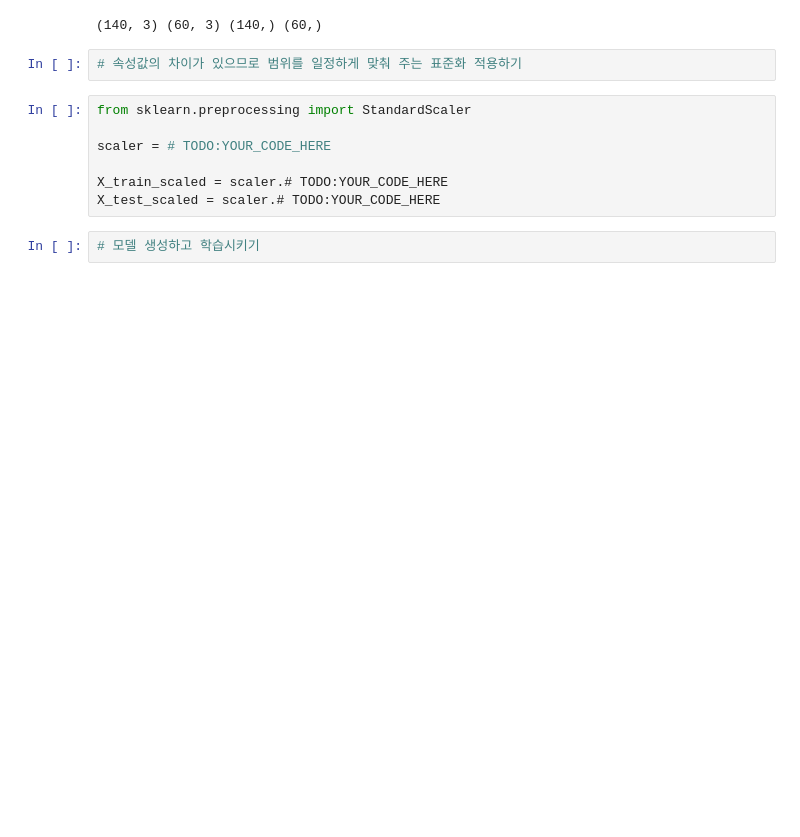
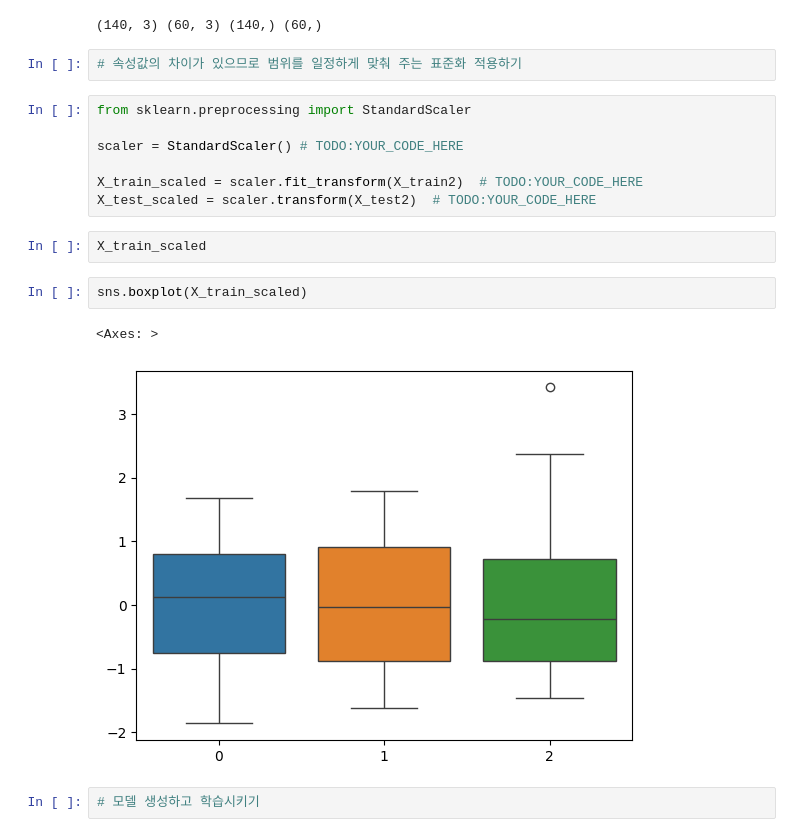
Before and after one commit to jiminxchris/pythonmlproject20260424, a Jupyter notebook: 01_회귀_광고.ipynb, the cells around one changed output. Drawn from its saved outputs; the diff is of its cells as text; blank space fills up the shorter version.

```diff
--- a/01_회귀_광고.ipynb
+++ b/01_회귀_광고.ipynb
@@ -262,10 +263,17 @@ print(X_train2.shape, X_test2.shape, y_train2.shape, y_test2.shape)
 # %%
 from sklearn.preprocessing import StandardScaler
 
-scaler = # TODO:YOUR_CODE_HERE
+scaler = StandardScaler() # TODO:YOUR_CODE_HERE
 
-X_train_scaled = scaler.# TODO:YOUR_CODE_HERE
-X_test_scaled = scaler.# TODO:YOUR_CODE_HERE
+X_train_scaled = scaler.fit_transform(X_train2)  # TODO:YOUR_CODE_HERE
+X_test_scaled = scaler.transform(X_test2)  # TODO:YOUR_CODE_HERE
+# %%
+X_train_scaled
+# %%
+sns.boxplot(X_train_scaled)
+# %% [output]
+<Axes: >
+[figure, added]
 # %%
 # 모델 생성하고 학습시키기
 # %%
```
Also changed, not shown: parts of 21 cells of this notebook.
